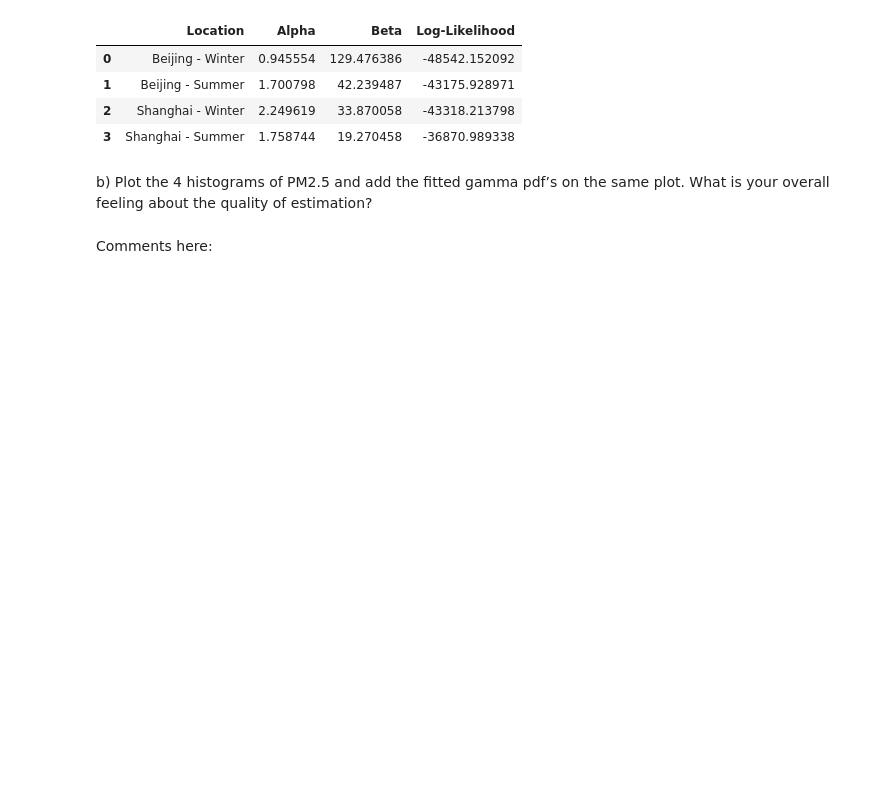
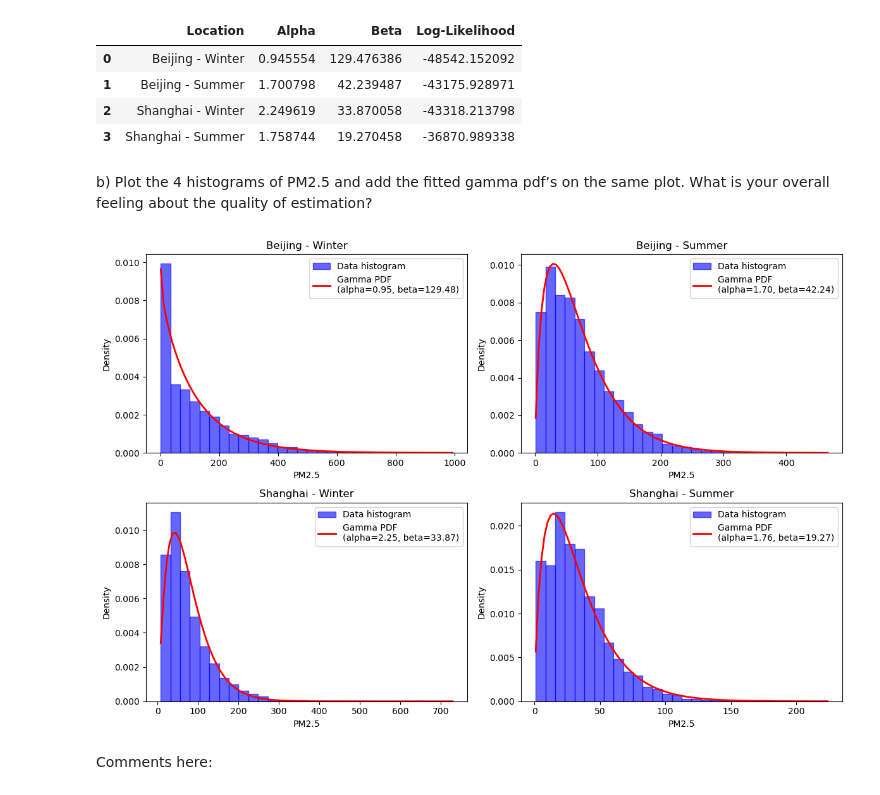
Before and after one commit to Edouard1000/Hackaton1, a Jupyter notebook: Hackathon 1.ipynb, the cells around one changed output. Saved outputs shown, nothing was run; the diff lists cells and outputs as text; code cells hidden in the pictures; blank space fills up the shorter version.

Commit message:
histogram

```diff
--- a/Hackathon 1.ipynb
+++ b/Hackathon 1.ipynb
@@ -252,3 +250,55 @@ b) Plot the 4 histograms of PM2.5 and add the fitted gamma pdf’s on the same p
+# %%
+# Fonction pour tracer un histogramme et superposer la PDF ajustée de la distribution Gamma
+def plot_histogram_with_gamma(data, alpha, beta, title):
+    # Tracer l'histogramme normalisé
+    # bins = 30 : 30 intervals égaux
+    # density=True : histogram normalisé
+    # alpha = opacité
+    plt.hist(data, bins=30, density=True, alpha=0.6, color='blue', edgecolor = "blue", label="Data histogram")
+
+    # Créer une plage de valeurs pour tracer la fonction de densité (PDF)
+    x = np.linspace(min(data), max(data), 100)
+
+    # Tracer la PDF ajustée de la distribution Gamma
+    plt.plot(x, stats.gamma.pdf(x, alpha, loc=0, scale=beta), 'r-', lw=2, label=f'Gamma PDF\n(alpha={alpha:.2f}, beta={beta:.2f})')
+
+
+    plt.title(title)
+    plt.xlabel('PM2.5')
+    plt.ylabel('Density')
+    plt.legend()
+
+plt.figure(figsize=(12, 8))
+
+# Beijing - Hiver
+plt.subplot(2, 2, 1)
+plot_histogram_with_gamma(winter_data['PM_US Post_bj'],
+                          params_winter_bj[0], params_winter_bj[1],
+                          "Beijing - Winter")
+
+# Beijing - Été
+plt.subplot(2, 2, 2)
+plot_histogram_with_gamma(summer_data['PM_US Post_bj'],
+                          params_summer_bj[0], params_summer_bj[1],
+                          "Beijing - Summer")
+
+# Shanghai - Hiver
+plt.subplot(2, 2, 3)
+plot_histogram_with_gamma(winter_data['PM_US Post_sh'],
+                          params_winter_sh[0], params_winter_sh[1],
+                          "Shanghai - Winter")
+
+# Shanghai - Été
+plt.subplot(2, 2, 4)
+plot_histogram_with_gamma(summer_data['PM_US Post_sh'],
+                          params_summer_sh[0], params_summer_sh[1],
+                          "Shanghai - Summer")
+
+
+plt.tight_layout()
+plt.show()
+# %% [output]
+[figure, added]
 # %% [markdown]
 Comments here:
 # %% [markdown]
```
Also changed, not shown: parts of 1 cell of this notebook.
